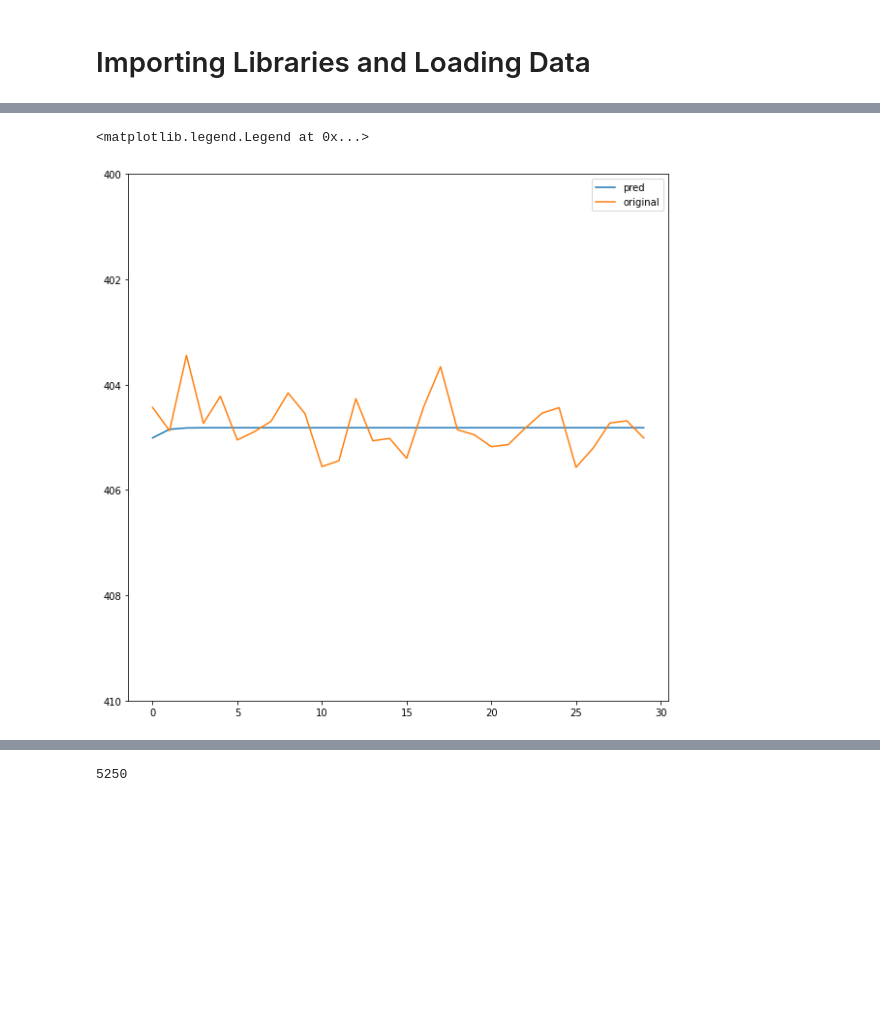
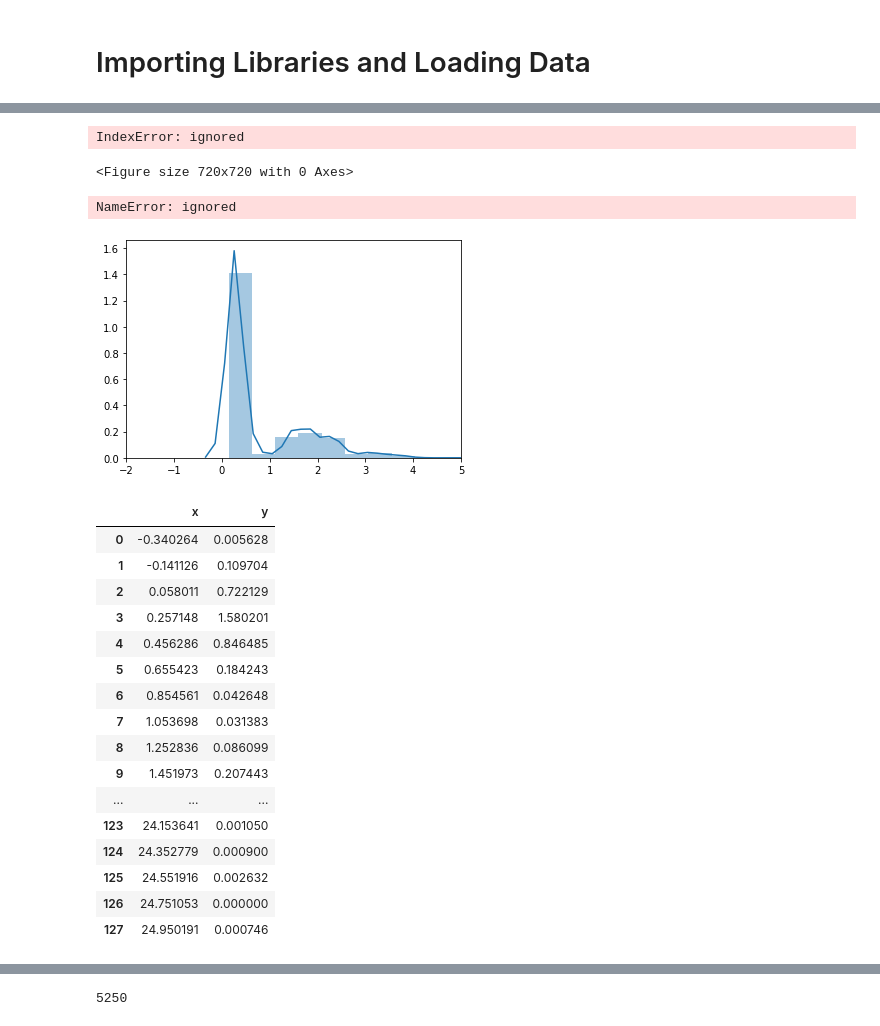
Before and after one commit to martin1tab/batch7_satellite_ges, a Jupyter notebook: Find_Peaks_with_LSTM_autoencoders.ipynb, the cells around one changed output, grey strips where cells are left out. Drawn from its saved outputs; the diff is of its cells as text; code cells hidden in the pictures; blank space fills up the shorter version.

```diff
--- a/Find_Peaks_with_LSTM_autoencoders.ipynb
+++ b/Find_Peaks_with_LSTM_autoencoders.ipynb
@@ -495,17 +513,17 @@ RecurrentAutoencoder(
   )
 )
 # %%
-import matplotlib.pyplot as plt
-plt.figure(figsize=(10,10))
-model(X_train[20].to(device))
-plt.plot(model(X_train[10].to(device)).cpu().detach().numpy(), label = "pred")
-plt.ylim(top = 400)
-plt.ylim(bottom = 410)
-plt.plot(X_train[20], label = "original")
-plt.legend()
+# import matplotlib.pyplot as plt
+# plt.figure(figsize=(10,10))
+# print(model(torch.tensor(normal[20]).reshape(1,-1,1).to(device))[2])
+# plt.plot(model(torch.tensor(normal[20]).reshape(1,-1,1).to(device)).cpu().detach().numpy(), label = "pred")
+# plt.ylim(top = 400)
+# plt.ylim(bottom = 410)
+# plt.plot(normal[20], label = "original")
+# plt.legend()
 # %% [output]
-<matplotlib.legend.Legend at 0x...>
+IndexError: ignored
-[figure, removed]
+<Figure size 720x720 with 0 Axes>
 # %%
 def predict(model, dataset):
   predictions, losses = [], []
@@ -521,3 +539,35 @@ def predict(model, dataset):
       predictions.append(seq_pred.cpu().numpy().flatten())
       losses.append(loss.item())
   return predictions, losses
+# %%
+_, losses = predict(model, train)
+# %% [output]
+NameError: ignored
+# %%
+import matplotlib.pyplot as plt
+plt.xlim(-2,5)
+ax = sns.distplot(losses, bins=50, kde=True);
+data_x, data_y = ax.lines[0].get_data()
+# %% [output]
+[figure, added]
+# %%
+pd.options.display.max_rows = 1000
+pd.DataFrame({'x':data_x,'y':data_y})
+# %% [output]
+|  | x | y |
+| 0 | -0.340264 | 0.005628 |
+| 1 | -0.141126 | 0.109704 |
+| 2 | 0.058011 | 0.722129 |
+| 3 | 0.257148 | 1.580201 |
+| 4 | 0.456286 | 0.846485 |
+| 5 | 0.655423 | 0.184243 |
+| 6 | 0.854561 | 0.042648 |
+| 7 | 1.053698 | 0.031383 |
+| 8 | 1.252836 | 0.086099 |
+| 9 | 1.451973 | 0.207443 |
+| ... | ... | ... |
+| 123 | 24.153641 | 0.001050 |
+| 124 | 24.352779 | 0.000900 |
+| 125 | 24.551916 | 0.002632 |
+| 126 | 24.751053 | 0.000000 |
+| 127 | 24.950191 | 0.000746 |
```
Also changed, not shown: parts of 18 cells of this notebook.
